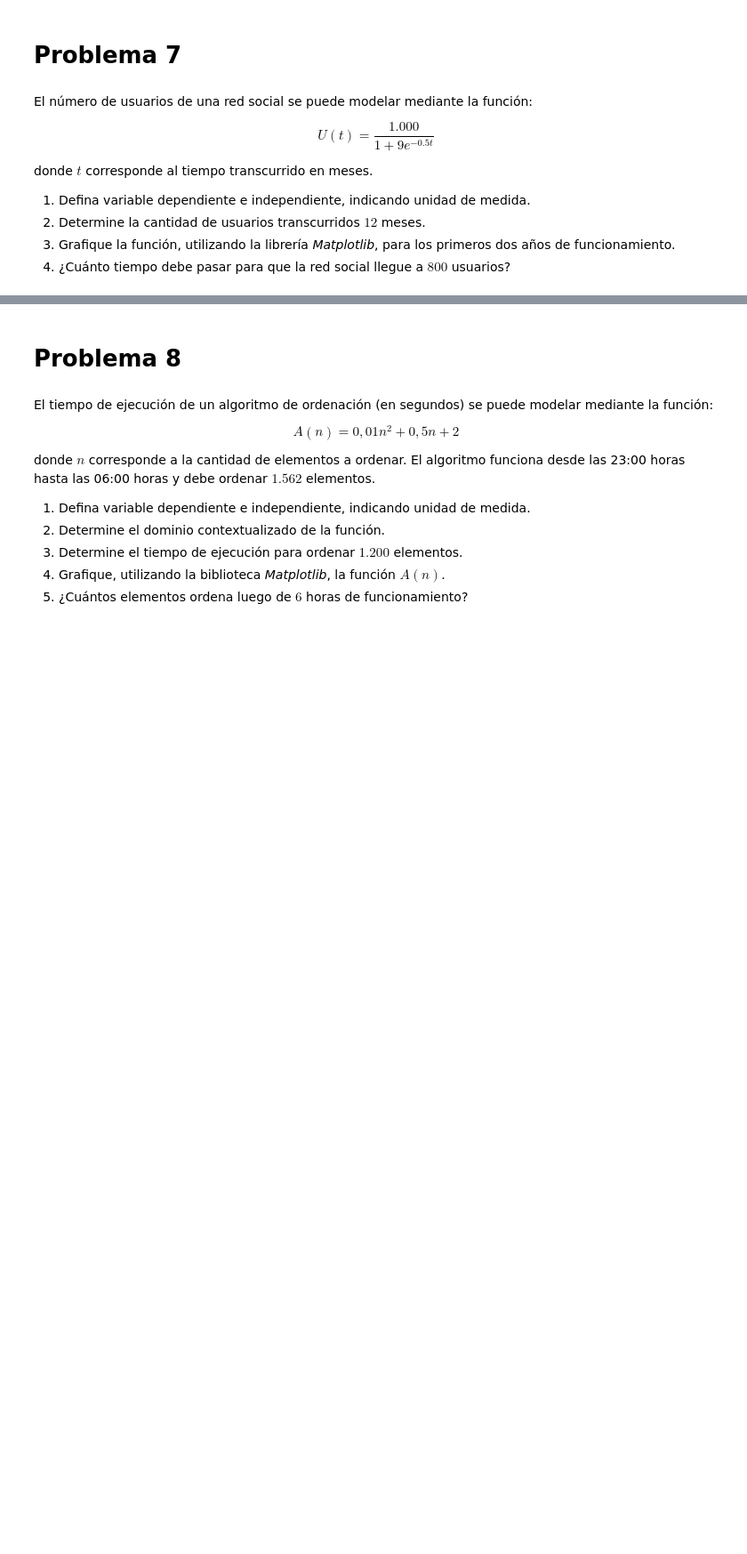
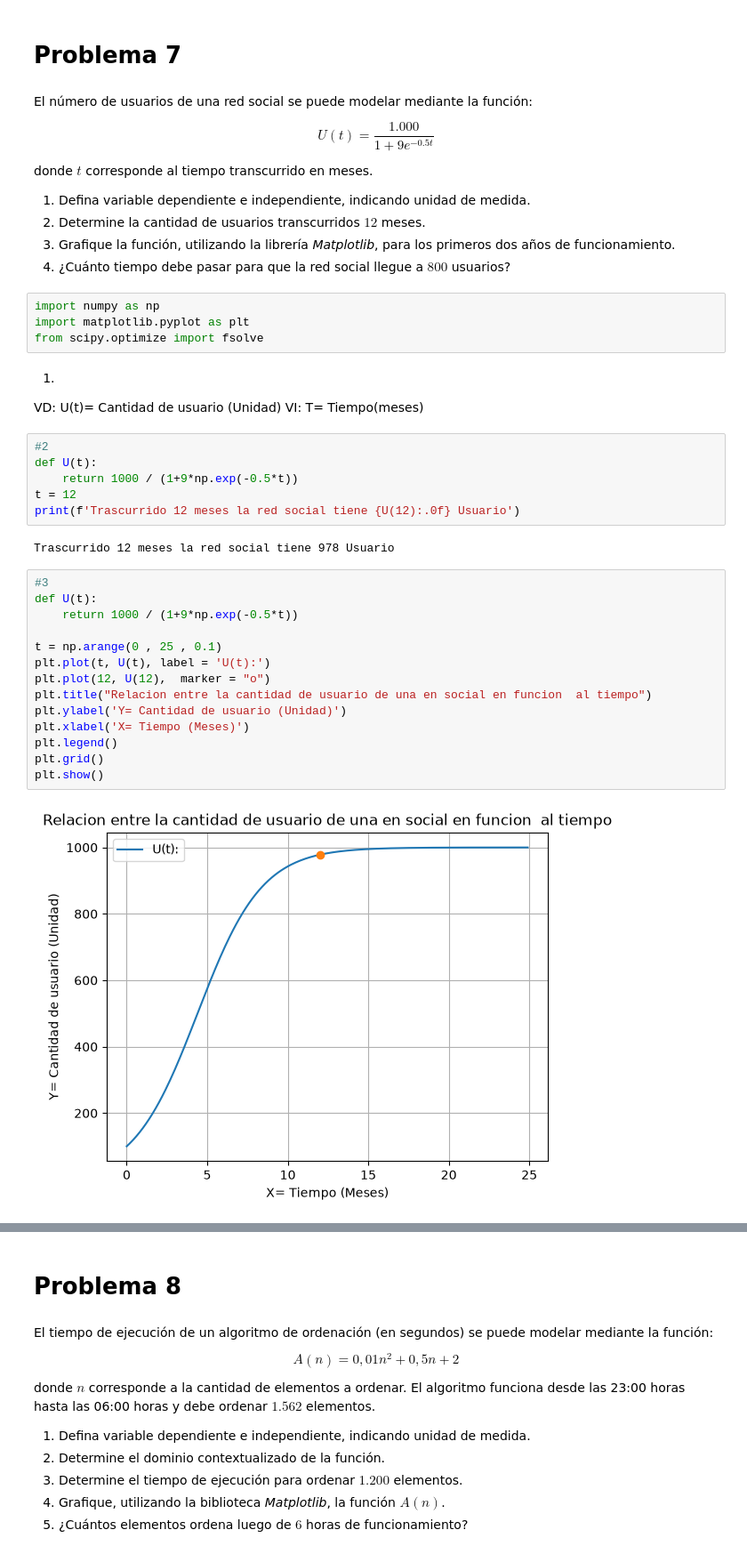
Before and after one commit to AleLagosP/Matematica-Aplicada-con-Python, a Jupyter notebook: Clase 1 - inrtroduccion/G1_Funciones.ipynb, the cells around one changed output, grey strips where cells are left out. Shown at 89% size. Cells and saved outputs as stored; diff of their text form; blank space fills up the shorter version.

```diff
--- a/Clase 1 - inrtroduccion/G1_Funciones.ipynb
+++ b/Clase 1 - inrtroduccion/G1_Funciones.ipynb
@@ -312,3 +312,35 @@ donde $t$ corresponde al tiempo transcurrido en meses.
 2.  Determine la cantidad de usuarios transcurridos $12$ meses.
 3.  Grafique la función, utilizando la librería *Matplotlib*, para los primeros dos años de funcionamiento.
 4.  ¿Cuánto tiempo debe pasar para que la red social llegue a $800$ usuarios?
+# %%
+import numpy as np
+import matplotlib.pyplot as plt
+from scipy.optimize import fsolve
+# %% [markdown]
+1.
+VD: U(t)= Cantidad de usuario (Unidad)
+VI: T= Tiempo(meses)
+# %%
+#2
+def U(t):
+    return 1000 / (1+9*np.exp(-0.5*t))
+t = 12
+print(f'Trascurrido 12 meses la red social tiene {U(12):.0f} Usuario')
+# %% [output]
+Trascurrido 12 meses la red social tiene 978 Usuario
+# %%
+#3
+def U(t):
+    return 1000 / (1+9*np.exp(-0.5*t))
+
+t = np.arange(0 , 25 , 0.1)
+plt.plot(t, U(t), label = 'U(t):')
+plt.plot(12, U(12),  marker = "o")
+plt.title("Relacion entre la cantidad de usuario de una en social en funcion  al tiempo")
+plt.ylabel('Y= Cantidad de usuario (Unidad)')
+plt.xlabel('X= Tiempo (Meses)')
+plt.legend()
+plt.grid()
+plt.show()
+# %% [output]
+[figure, added]
```
Also changed, not shown: parts of 5 cells of this notebook, 1 other file.
